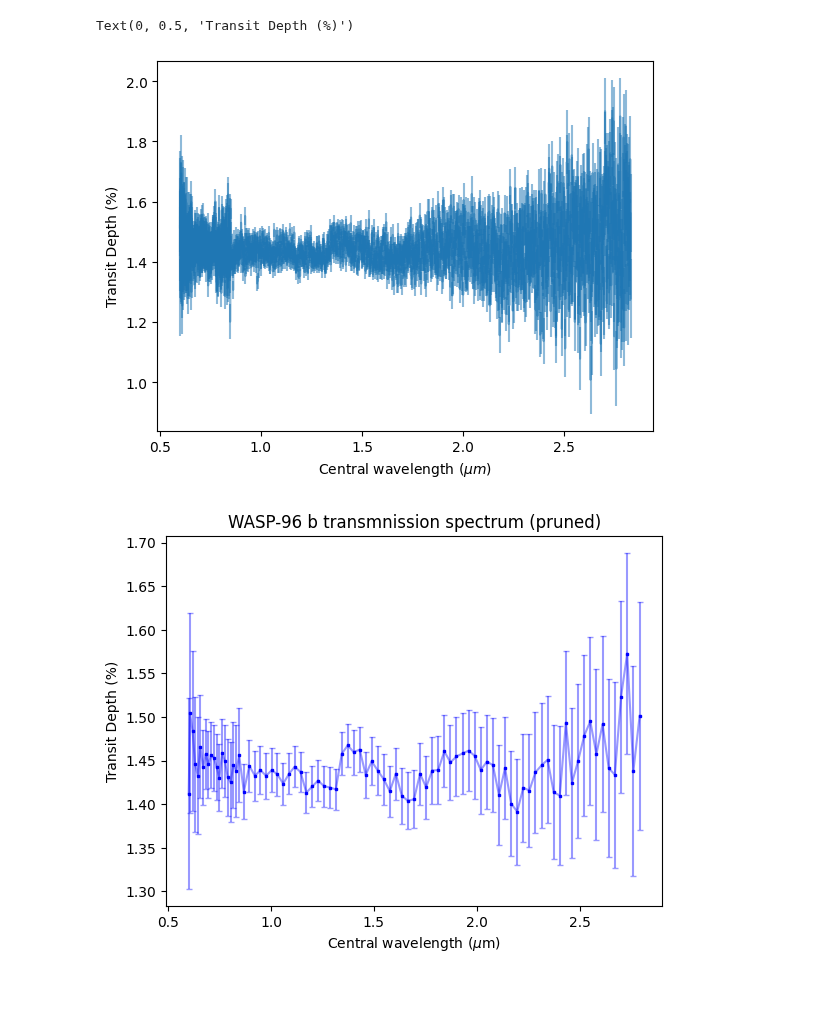
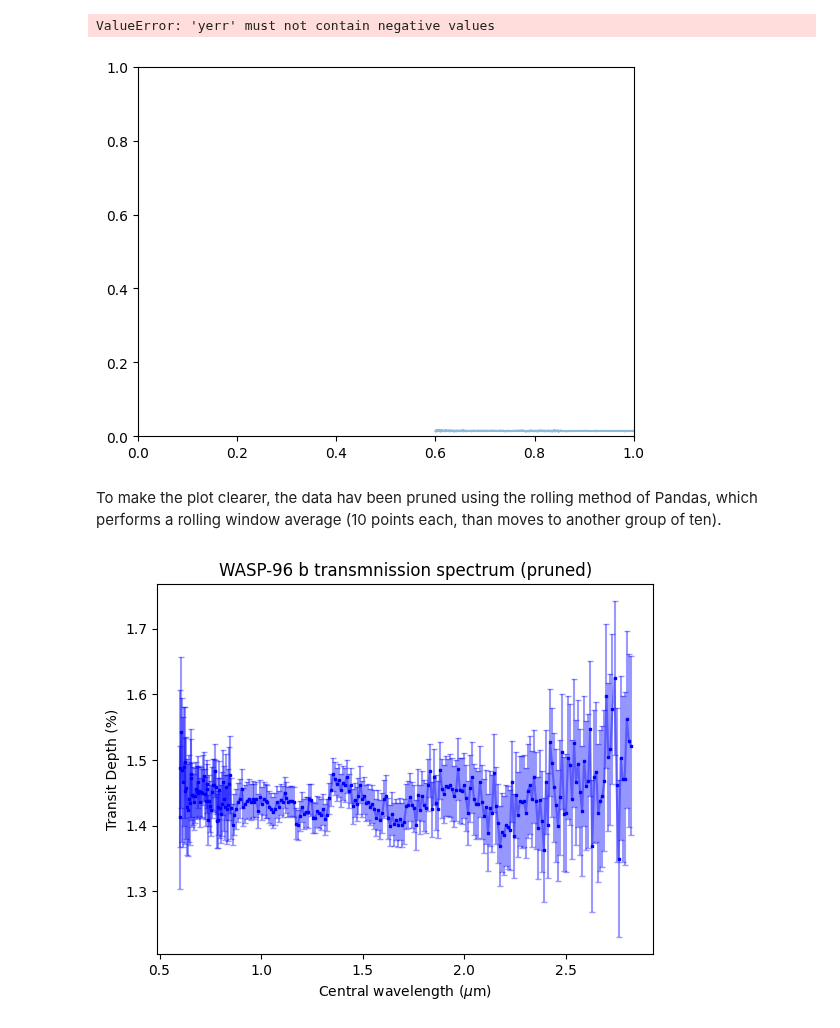
Before and after one commit to tiziano1590/comp_astro_24, a Jupyter notebook: assignment3/Assignment3_B.ipynb, the cells around one changed output. Cells and saved outputs as stored; diff of their text form; code cells hidden in the pictures; blank space fills up the shorter version.

```diff
--- a/assignment3/Assignment3_B.ipynb
+++ b/assignment3/Assignment3_B.ipynb
@@ -3,7 +3,12 @@ import pandas as pd
 import numpy as np
 import matplotlib.pyplot as plt
 # %%
-NAMES = ['CENTRALWAVELENGTH', 'BANDWIDTH', 'PL_TRANDEP', 'PL_TRANDEPERR1', 'PL_TRANDEPERR2']
+NAMES = ['WAVELENGTH', 'BANDWIDTH', 'PL_TRANDEP', 'PL_TRANDEPERR1', 'PL_TRANDEPERR2']
 df = pd.read_csv('../WASP_96_b_3.11667_5310_1.tbl', comment='\\', delim_whitespace=True, header=4, usecols=[0,1,2,3,4], names =NAMES)
 
-df[['CENTRALWAVELENGTH', 'PL_TRANDEP', 'PL_TRANDEPERR1']].to_csv('WASP-96b_spectrum_assignment3_taskB.dat')
+df['PL_TRANDEP'] = df['PL_TRANDEP']*0.01
+df['PL_TRANDEPERR1'] = df['PL_TRANDEPERR1']*0.01
+df['PL_TRANDEPERR2'] = df['PL_TRANDEPERR2']*0.01
+df = df.drop(columns='BANDWIDTH')
+
+df.to_csv('WASP-96b_spectrum_assignment3_taskB.dat')
@@ -10,12 +31,15 @@ df[['CENTRALWAVELENGTH', 'PL_TRANDEP', 'PL_TRANDEPERR1']].to_csv('WASP-96b_spect
 # %%
-plt.errorbar(df['CENTRALWAVELENGTH'], df['PL_TRANDEP'], df['PL_TRANDEPERR1'], alpha=0.5)
+yerr = np.array([df['PL']]).transpose
+plt.errorbar(df['WAVELENGTH'], df['PL_TRANDEP'], yerr=np.transpose(df[['PL_TRANDEPERR1', 'PL_TRANDEPERR2']]), alpha=0.5)
 plt.xlabel(r'Central wavelength ($\mu m$)')
 plt.ylabel('Transit Depth (%)')
 # %% [output]
-Text(0, 0.5, 'Transit Depth (%)')
+ValueError: 'yerr' must not contain negative values
-[figure, old version]
+[figure, new version]
+# %% [markdown]
+To make the plot clearer, the data hav been pruned using the rolling method of Pandas, which performs a rolling window average (10 points each, than moves to another group of ten).
 # %%
-df_rol = df.rolling(30, step=30, min_periods=1).mean()
+df_rol = df.rolling(10, step=10, min_periods=1).mean()
 plt.errorbar(df_rol['CENTRALWAVELENGTH'], df_rol['PL_TRANDEP'], df_rol['PL_TRANDEPERR1'], capsize=2, alpha=0.4, color='blue')
 plt.plot(df_rol['CENTRALWAVELENGTH'], df_rol['PL_TRANDEP'], color='blue', linestyle='', marker='s', markersize=2)
 plt.xlabel(r'Central wavelength ($\mu$m)')
@@ -23,4 +47,4 @@ plt.ylabel('Transit Depth (%)')
 plt.title('WASP-96 b transmnission spectrum (pruned)')
 plt.savefig('WASP-96b_spectrum_assignment3_taskB.png')
 # %% [output]
-[figure, old version]
+[figure, new version]
```
Also changed, not shown: parts of 2 cells of this notebook, 1 other file.
